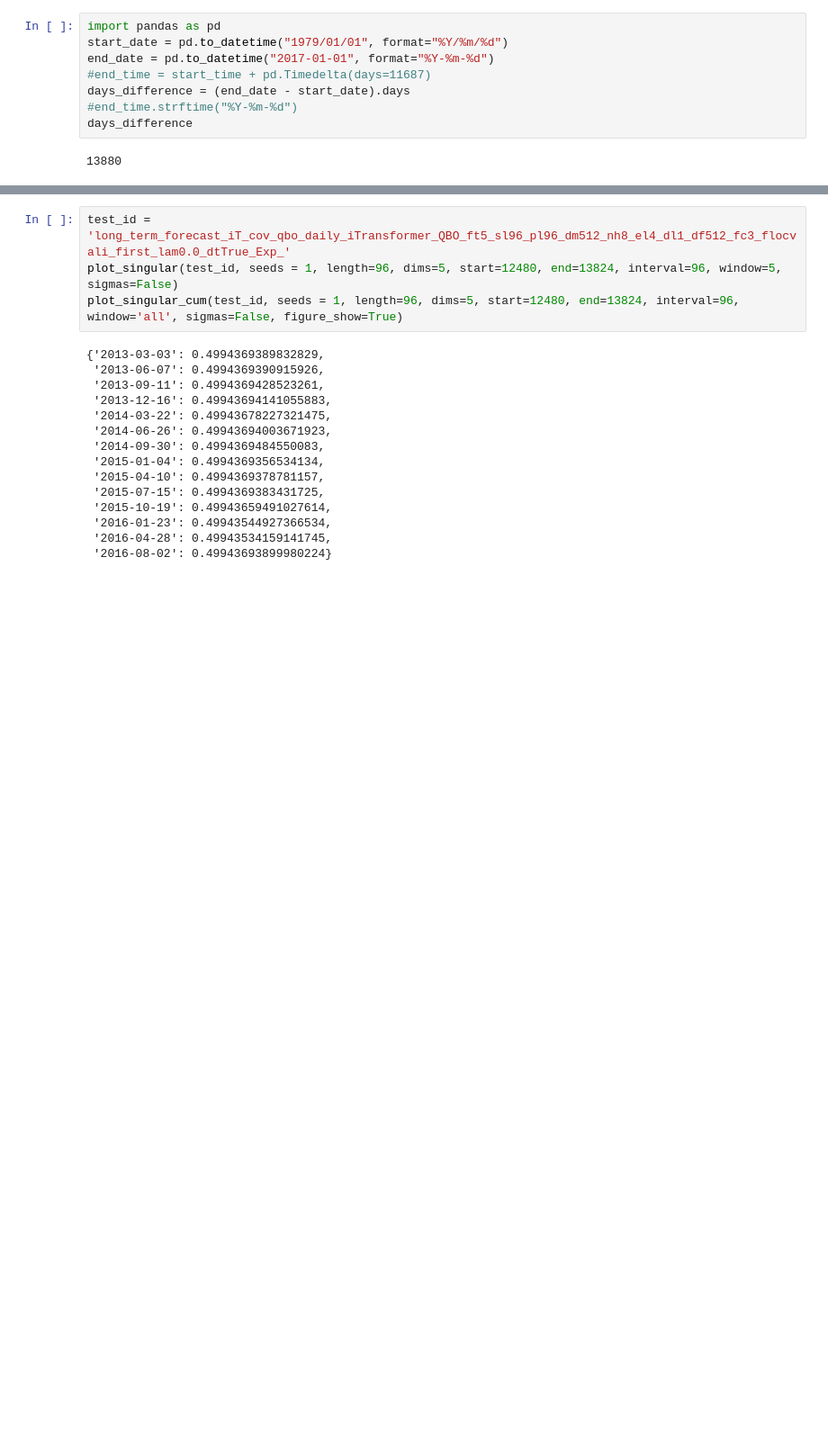
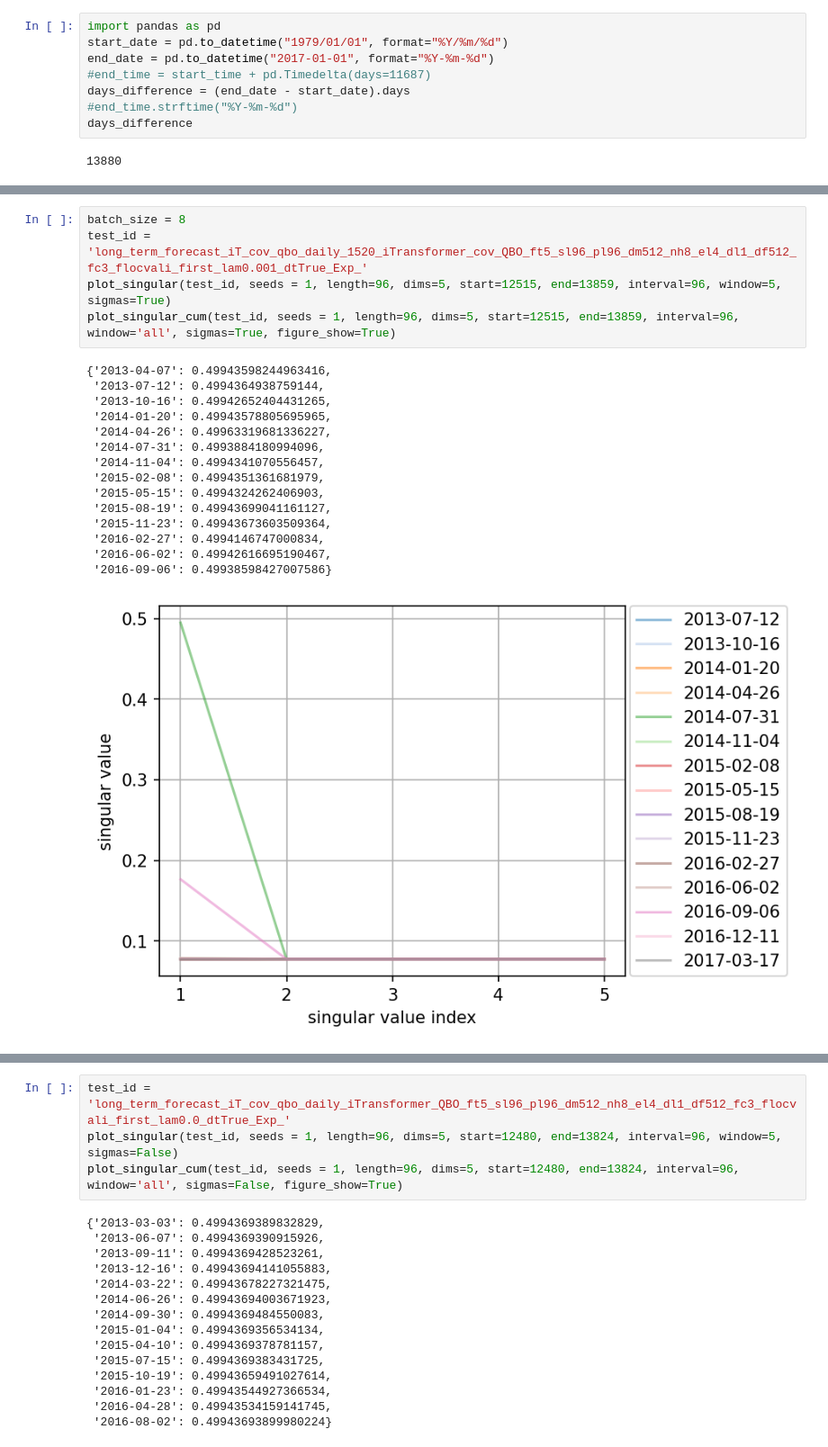
Before and after one commit to Matthew-ymz/Time-series-forecasting-for-causal-emergence, a Jupyter notebook: postprocessing/jacobian_svd.ipynb, the cells around one changed output, grey strips where cells are left out. Shown at 90% size. Drawn from its saved outputs; the diff is of its cells as text; blank space fills up the shorter version.

```diff
--- a/postprocessing/jacobian_svd.ipynb
+++ b/postprocessing/jacobian_svd.ipynb
@@ -94,0 +119,21 @@ days_difference
+# %%
+batch_size = 8
+test_id = 'long_term_forecast_iT_cov_qbo_daily_1520_iTransformer_cov_QBO_ft5_sl96_pl96_dm512_nh8_el4_dl1_df512_fc3_flocvali_first_lam0.001_dtTrue_Exp_'
+plot_singular(test_id, seeds = 1, length=96, dims=5, start=12515, end=13859, interval=96, window=5, sigmas=True)
+plot_singular_cum(test_id, seeds = 1, length=96, dims=5, start=12515, end=13859, interval=96, window='all', sigmas=True, figure_show=True)
+# %% [output]
+{'2013-04-07': 0.49943598244963416,
+ '2013-07-12': 0.4994364938759144,
+ '2013-10-16': 0.49942652404431265,
+ '2014-01-20': 0.49943578805695965,
+ '2014-04-26': 0.49963319681336227,
+ '2014-07-31': 0.4993884180994096,
+ '2014-11-04': 0.4994341070556457,
+ '2015-02-08': 0.4994351361681979,
+ '2015-05-15': 0.4994324262406903,
+ '2015-08-19': 0.49943699041161127,
+ '2015-11-23': 0.49943673603509364,
+ '2016-02-27': 0.4994146747000834,
+ '2016-06-02': 0.49942616695190467,
+ '2016-09-06': 0.49938598427007586}
+[figure, added]
```
Also changed, not shown: parts of 10 cells of this notebook, 11 other files.
